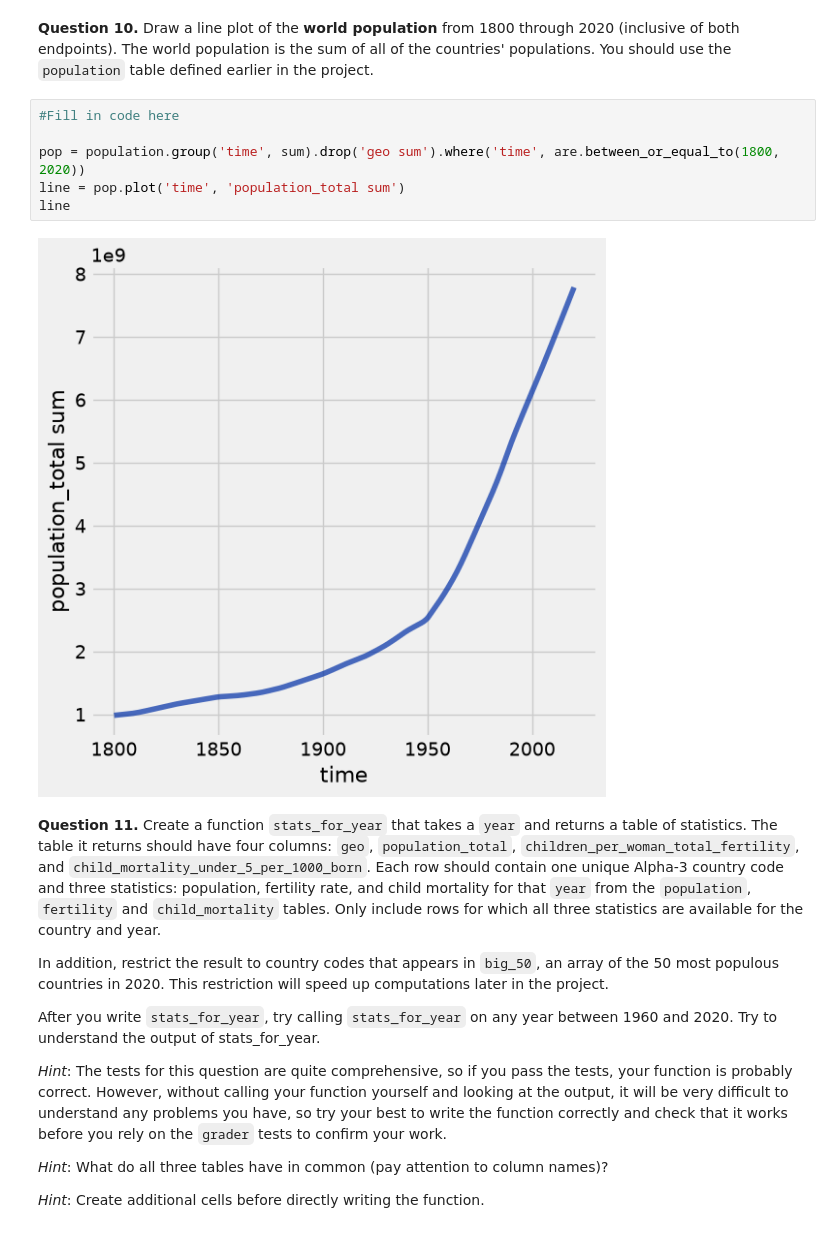
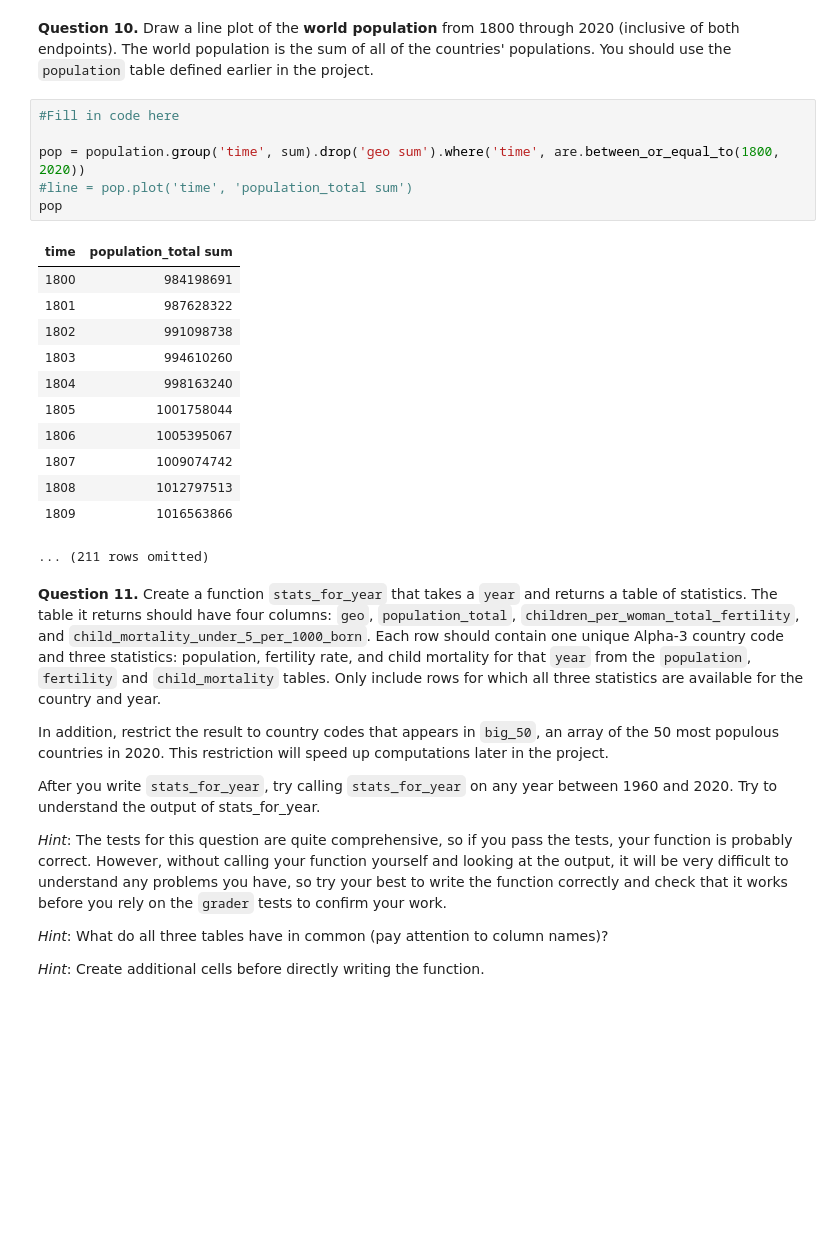
Before and after one commit to Ilawrenc08/Intro-to-Data-Analytics, a Jupyter notebook: Project 1/project1.ipynb, the cells around one changed output. Drawn from its saved outputs; the diff is of its cells as text; blank space fills up the shorter version.

```diff
--- a/Project 1/project1.ipynb
+++ b/Project 1/project1.ipynb
@@ -386,11 +386,22 @@ q1_9 results: All test cases passed!
 # %%
 #Fill in code here
 
 pop = population.group('time', sum).drop('geo sum').where('time', are.between_or_equal_to(1800, 2020))
-line = pop.plot('time', 'population_total sum')
-line
+#line = pop.plot('time', 'population_total sum')
+pop
 # %% [output]
-[figure, removed]
+| time | population_total sum |
+| 1800 | 984198691 |
+| 1801 | 987628322 |
+| 1802 | 991098738 |
+| 1803 | 994610260 |
+| 1804 | 998163240 |
+| 1805 | 1001758044 |
+| 1806 | 1005395067 |
+| 1807 | 1009074742 |
+| 1808 | 1012797513 |
+| 1809 | 1016563866 |
+... (211 rows omitted)
 # %% [markdown]
 <!-- END QUESTION -->
 
```
Also changed, not shown: parts of 18 cells of this notebook, 14 other files.
